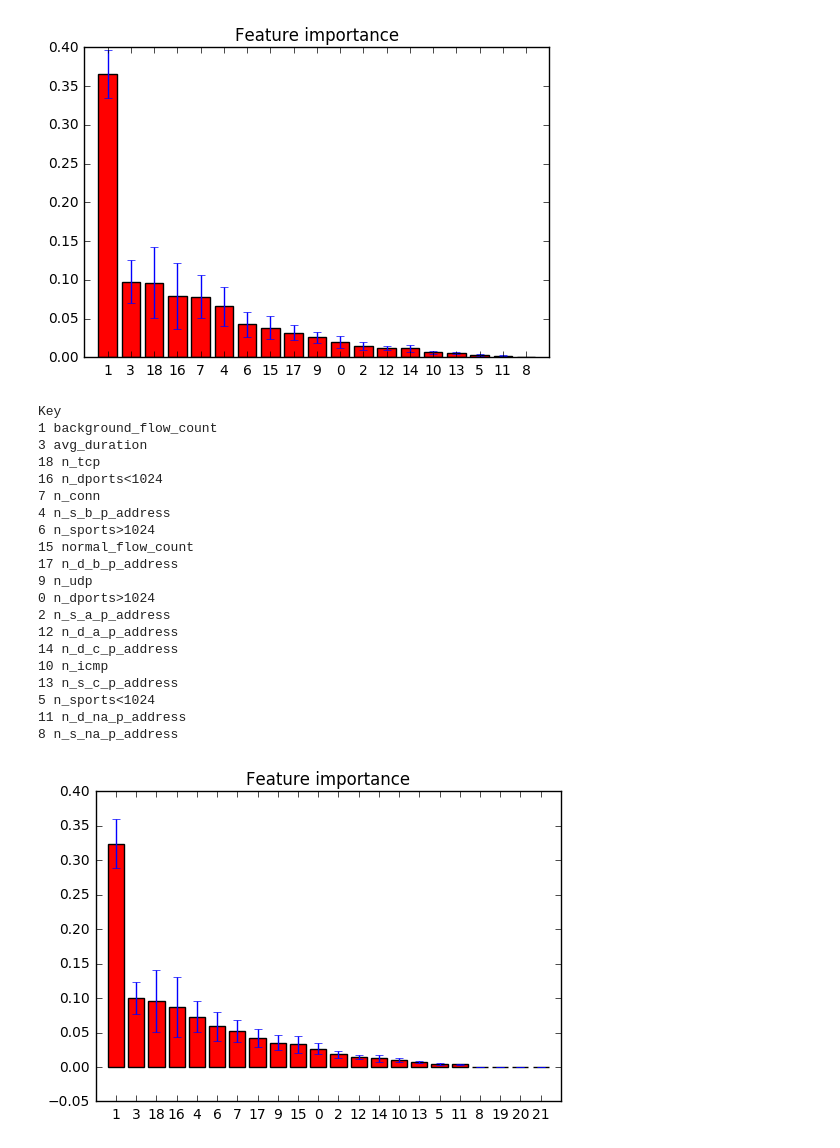
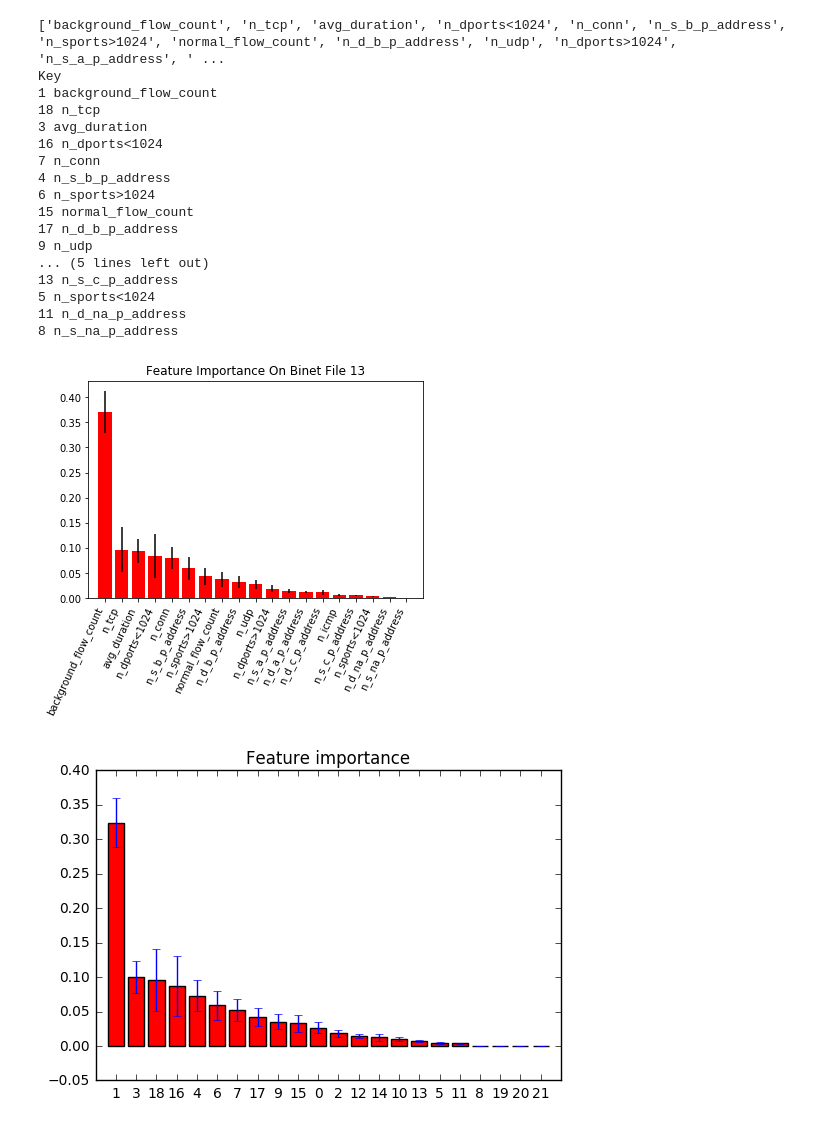
Before and after one commit to SpokenBanana/BinetflowTrainer, a Jupyter notebook: RandomForest.ipynb, the cells around one changed output. Cells and saved outputs as stored; diff of their text form; code cells hidden in the pictures.

```diff
--- a/RandomForest.ipynb
+++ b/RandomForest.ipynb
@@ -11,51 +24,57 @@ binet_files = get_binetflow_files()
 # %%
 
 rf = get_classifier('rf')
 feature, label = get_feature_labels(get_saved_data(0.15, binet_files[-1]))
 
 rf.fit(feature, label)
 
 importances = rf.feature_importances_
 
 std = np.std([t.feature_importances_ for t in rf.estimators_],
             axis=0)
 
 indices = np.argsort(importances)[::-1]
+orders = get_feature_order()
+xtick = []
 
-plt.figure()
-plt.title("Feature importance")
-plt.bar(range(feature.shape[1]), importances[indices],
+for i in indices:
+    xtick.append(orders[i])
+
+fig, ax = plt.subplots()
+print(xtick)
+plt.setp(ax.get_xticklabels(), rotation=65, horizontalalignment='right')
+ax.bar(range(feature.shape[1]), importances[indices],
        color="r", yerr=std[indices], align="center")
-plt.xticks(range(feature.shape[1]), indices)
-plt.xlim([-1, feature.shape[1]])
-plt.show()
+ax.set_title("Feature Importance On Binet File 13")
+ax.set_xticks(np.arange(len(xtick)))
+ax.set_xticklabels(xtick)
+ax.set_xlim([-1, feature.shape[1]])
 
-orders = get_feature_order()
+fig.show()
+
+
 print("Key")
 for i in indices:
     print(i, orders[i])
 # %% [output]
+['background_flow_count', 'n_tcp', 'avg_duration', 'n_dports<1024', 'n_conn', 'n_s_b_p_address', 'n_sports>1024', 'normal_flow_count', 'n_d_b_p_address', 'n_udp', 'n_dports>1024', 'n_s_a_p_address', ' ...
+Key
+1 background_flow_count
+18 n_tcp
+3 avg_duration
+16 n_dports<1024
+7 n_conn
+4 n_s_b_p_address
+6 n_sports>1024
+15 normal_flow_count
+17 n_d_b_p_address
+9 n_udp
+... (5 lines left out)
+13 n_s_c_p_address
+5 n_sports<1024
+11 n_d_na_p_address
+8 n_s_na_p_address
-[figure, old version]
+[figure, new version]
-Key
-1 background_flow_count
-3 avg_duration
-18 n_tcp
-16 n_dports<1024
-7 n_conn
-4 n_s_b_p_address
-6 n_sports>1024
-15 normal_flow_count
-17 n_d_b_p_address
-9 n_udp
-0 n_dports>1024
-2 n_s_a_p_address
-12 n_d_a_p_address
-14 n_d_c_p_address
-10 n_icmp
-13 n_s_c_p_address
-5 n_sports<1024
-11 n_d_na_p_address
-8 n_s_na_p_address
 # %%
 
 feature, label = get_feature_labels(get_saved_data(0.15, binet_files[-1], v2=True), v2=True)
```
Also changed, not shown: parts of 1 cell of this notebook, 1 other file.
